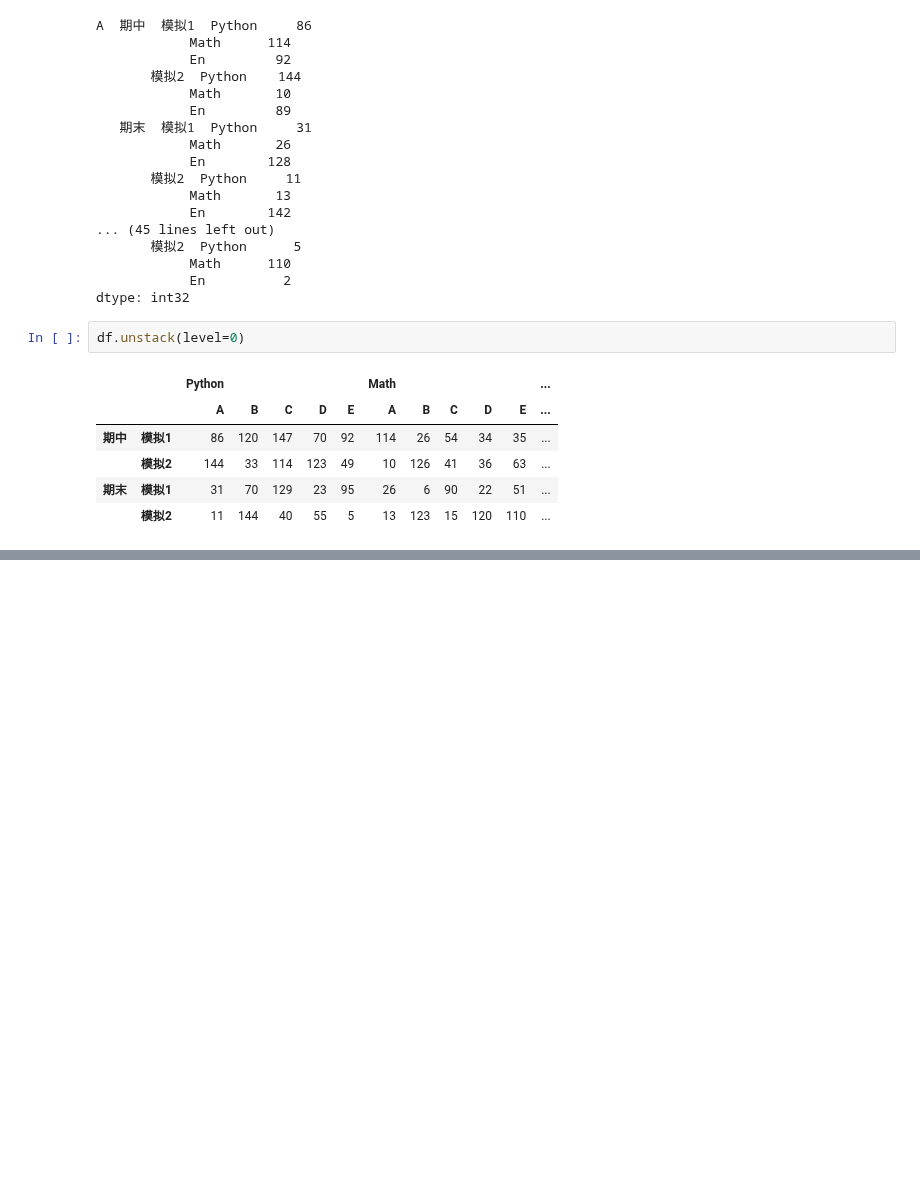
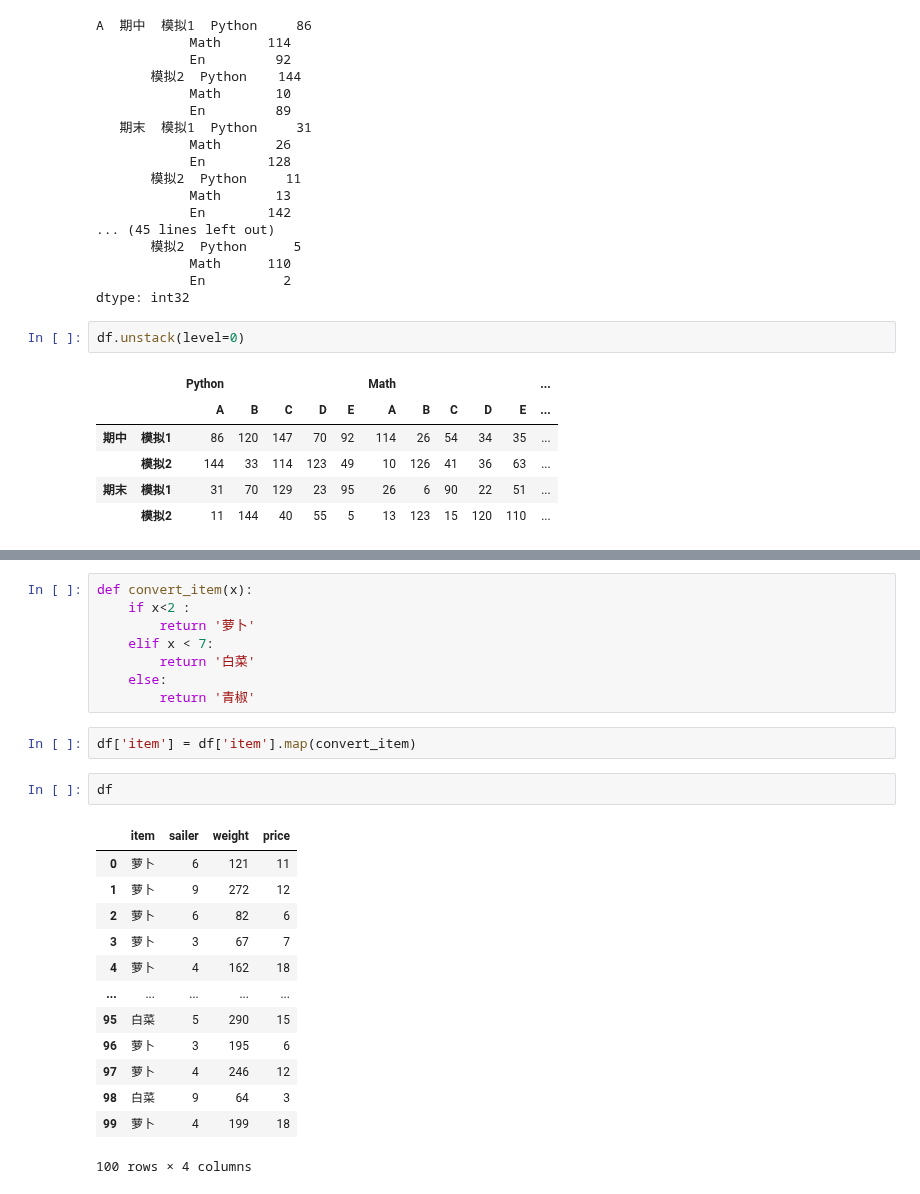
Before and after one commit to TinyHandsome/BookStudy, a Jupyter notebook: python_projects/2-千峰数据分析/7-pandas.ipynb, the cells around one changed output, grey strips where cells are left out. Cells and saved outputs as stored; diff of their text form; blank space fills up the shorter version.

```diff
--- a/python_projects/2-千峰数据分析/7-pandas.ipynb
+++ b/python_projects/2-千峰数据分析/7-pandas.ipynb
@@ -1162,0 +1184,26 @@ df.unstack(level=0)
+# %%
+def convert_item(x):
+    if x<2 :
+        return '萝卜'
+    elif x < 7:
+        return '白菜'
+    else:
+        return '青椒'
+# %%
+df['item'] = df['item'].map(convert_item)
+# %%
+df
+# %% [output]
+|  | item | sailer | weight | price |
+| 0 | 萝卜 | 6 | 121 | 11 |
+| 1 | 萝卜 | 9 | 272 | 12 |
+| 2 | 萝卜 | 6 | 82 | 6 |
+| 3 | 萝卜 | 3 | 67 | 7 |
+| 4 | 萝卜 | 4 | 162 | 18 |
+| ... | ... | ... | ... | ... |
+| 95 | 白菜 | 5 | 290 | 15 |
+| 96 | 萝卜 | 3 | 195 | 6 |
+| 97 | 萝卜 | 4 | 246 | 12 |
+| 98 | 白菜 | 9 | 64 | 3 |
+| 99 | 萝卜 | 4 | 199 | 18 |
+100 rows × 4 columns
```
Also changed, not shown: parts of 29 cells of this notebook, 2 other files.
